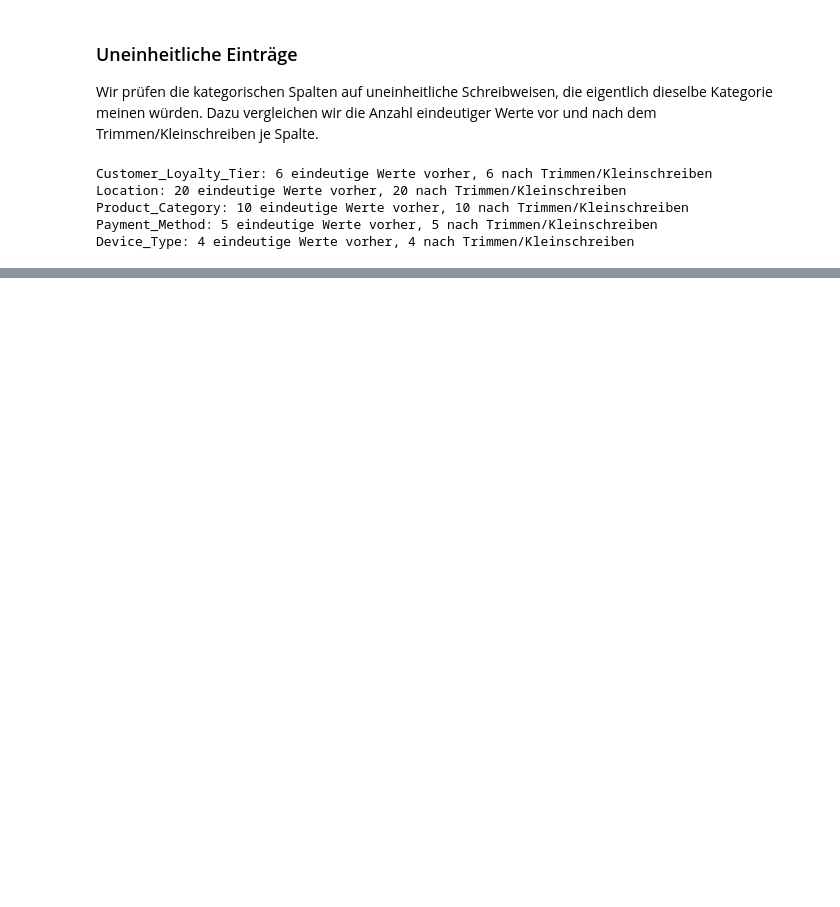
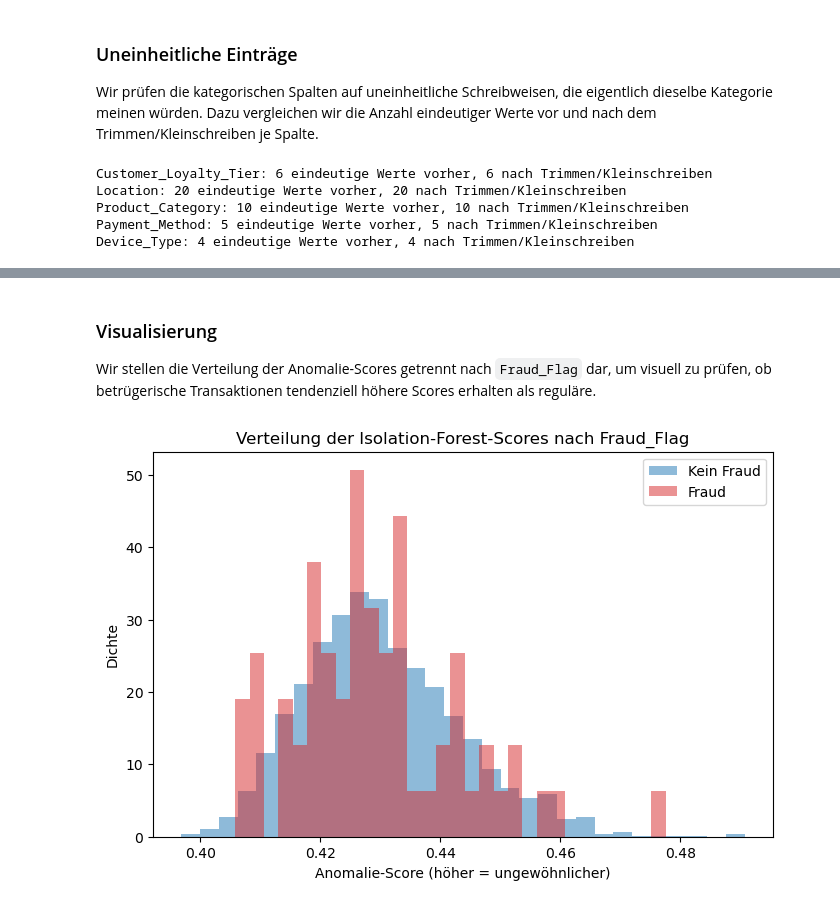
Before and after one commit to Ragb25/Big_Data, a Jupyter notebook: analyse.ipynb, the cells around one changed output, grey strips where cells are left out. Drawn from its saved outputs; the diff is of its cells as text; code cells hidden in the pictures; blank space fills up the shorter version.

```diff
--- a/analyse.ipynb
+++ b/analyse.ipynb
@@ -154,6 +133,0 @@ Die fehlenden Werte überschneiden sich nur teilweise: 288 Zeilen fehlt genau ei
-# %%
-luxury_datensatz["Customer_Age"] = luxury_datensatz["Customer_Age"].fillna(luxury_datensatz["Customer_Age"].median())
-luxury_datensatz["Customer_Loyalty_Tier"] = luxury_datensatz["Customer_Loyalty_Tier"].fillna("Unbekannt")
-luxury_datensatz["Payment_Method"] = luxury_datensatz["Payment_Method"].fillna("Unbekannt")
-
-print(luxury_datensatz.isnull().sum())
@@ -227,0 +289,11 @@ Damit ist das Datenprofiling und die darauf aufbauende Datenbereinigung abgeschl
+# %%
+luxury_datensatz["Transaction_Stunde"] = pd.to_datetime(luxury_datensatz["Transaction_Time"], format="%H:%M:%S").dt.hour
+
+numerische_merkmale = ["Customer_Age", "Purchase_Amount", "Footfall_Count", "Transaction_Stunde"]
+kategorische_merkmale = ["Customer_Loyalty_Tier", "Product_Category", "Payment_Method", "Device_Type", "Location"]
+
+merkmale = luxury_datensatz[numerische_merkmale + kategorische_merkmale].copy()
+merkmale["Customer_Age"] = merkmale["Customer_Age"].fillna(merkmale["Customer_Age"].median())
+
+X = pd.get_dummies(merkmale, columns=kategorische_merkmale)
+print(f"Merkmalsmatrix: {X.shape[0]} Zeilen, {X.shape[1]} Spalten (nach One-Hot-Encoding)")
@@ -227,0 +304,15 @@ Damit ist das Datenprofiling und die darauf aufbauende Datenbereinigung abgeschl
+# %%
+from sklearn.ensemble import IsolationForest
+
+fraud_rate = luxury_datensatz["Fraud_Flag"].mean()
+
+isolation_forest = IsolationForest(n_estimators=200, contamination=fraud_rate, random_state=0)
+isolation_forest.fit(X)
+
+# predict() liefert -1 = Anomalie, 1 = normal -> in 0/1 umwandeln, damit es zu Fraud_Flag passt
+luxury_datensatz["Ist_Anomalie"] = (isolation_forest.predict(X) == -1).astype(int)
+# score_samples: höher = normaler -> Vorzeichen drehen, damit höher = ungewöhnlicher gilt
+luxury_datensatz["Anomalie_Score"] = -isolation_forest.score_samples(X)
+
+print(f"Erwartete Anomalie-Rate (contamination): {fraud_rate:.4%}")
+print(luxury_datensatz["Ist_Anomalie"].value_counts())
@@ -227,0 +357,19 @@ Damit ist das Datenprofiling und die darauf aufbauende Datenbereinigung abgeschl
+# %% [markdown]
+### Visualisierung
+
+Wir stellen die Verteilung der Anomalie-Scores getrennt nach `Fraud_Flag` dar, um visuell zu prüfen, ob betrügerische Transaktionen tendenziell höhere Scores erhalten als reguläre.
+# %%
+import matplotlib.pyplot as plt
+
+fig, ax = plt.subplots(figsize=(8, 5))
+for flag, label, farbe in [(0, "Kein Fraud", "tab:blue"), (1, "Fraud", "tab:red")]:
+    werte = luxury_datensatz.loc[luxury_datensatz["Fraud_Flag"] == flag, "Anomalie_Score"]
+    ax.hist(werte, bins=30, density=True, alpha=0.5, label=label, color=farbe)
+
+ax.set_xlabel("Anomalie-Score (höher = ungewöhnlicher)")
+ax.set_ylabel("Dichte")
+ax.set_title("Verteilung der Isolation-Forest-Scores nach Fraud_Flag")
+ax.legend()
+plt.show()
+# %% [output]
+[figure, added]
```
Also changed, not shown: parts of 33 cells of this notebook.
